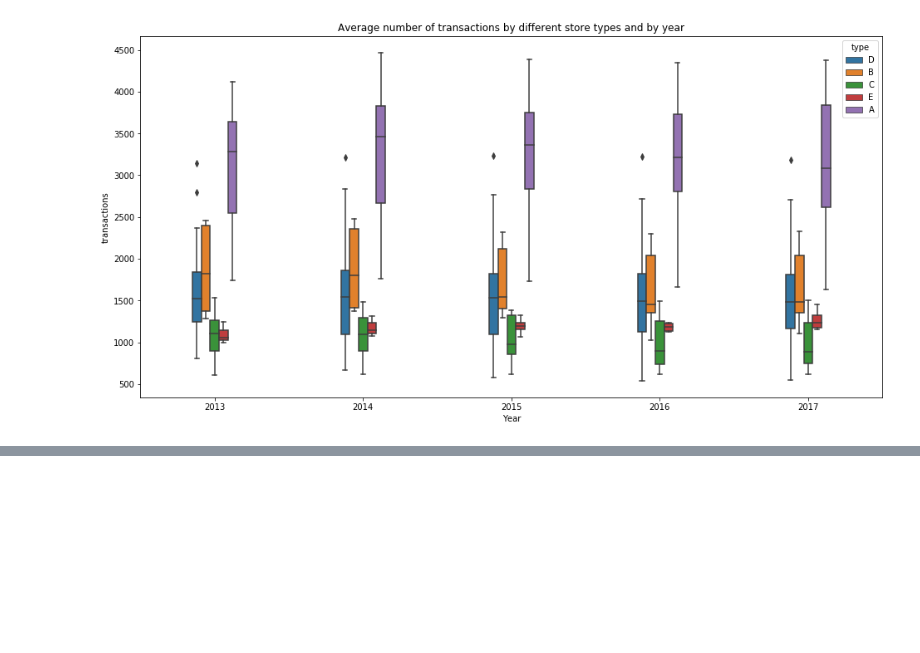
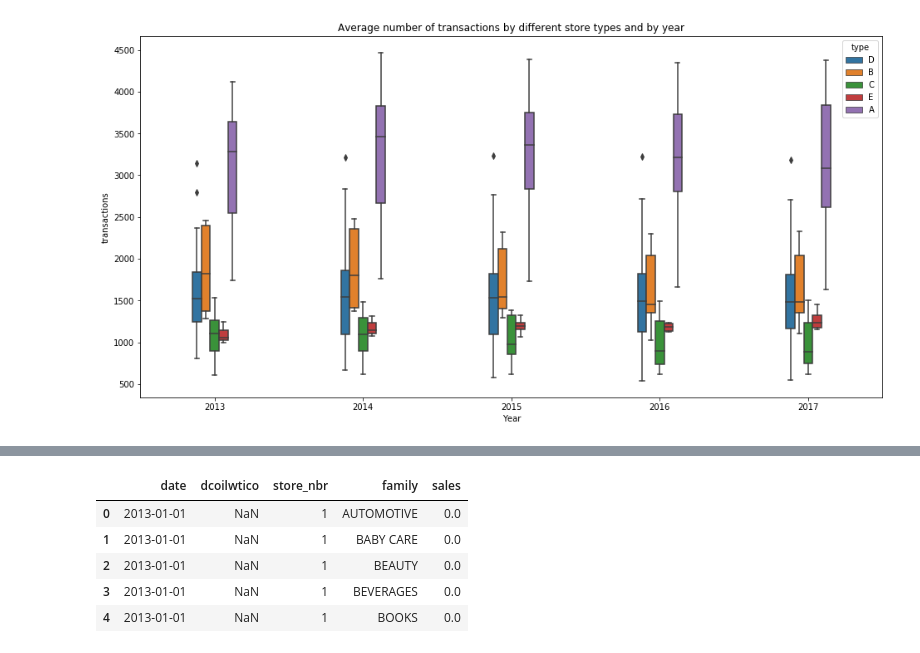
Before and after one commit to irenechang1510/sales-analysis, a Jupyter notebook: analysis.ipynb, the cells around one changed output, grey strips where cells are left out. Cells and saved outputs as stored; diff of their text form; code cells hidden in the pictures; blank space fills up the shorter version.

```diff
--- a/analysis.ipynb
+++ b/analysis.ipynb
@@ -282,0 +301,20 @@ plt.show()
+# %%
+# for sales level, aggregate by product too
+sql ='''
+with cte as (select date, store_nbr, family, sum(sales) as sales
+from train group by train.date, store_nbr, family)
+
+select o.date, dcoilwtico, store_nbr, family, sales
+from oil o inner join cte c using(date);
+'''
+cur.execute(sql)
+query = cur.fetchall()
+oil_sales = pd.DataFrame(query, columns=['date', 'dcoilwtico', 'store_nbr', 'family', 'sales'])
+oil_sales.head()
+# %% [output]
+|  | date | dcoilwtico | store_nbr | family | sales |
+| 0 | 2013-01-01 | NaN | 1 | AUTOMOTIVE | 0.0 |
+| 1 | 2013-01-01 | NaN | 1 | BABY CARE | 0.0 |
+| 2 | 2013-01-01 | NaN | 1 | BEAUTY | 0.0 |
+| 3 | 2013-01-01 | NaN | 1 | BEVERAGES | 0.0 |
+| 4 | 2013-01-01 | NaN | 1 | BOOKS | 0.0 |
```
Also changed, not shown: parts of 5 cells of this notebook.
